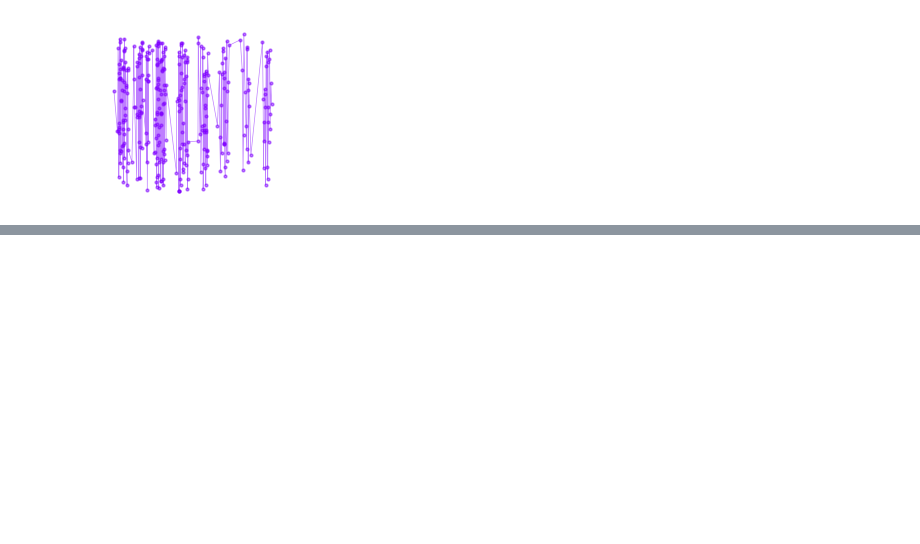
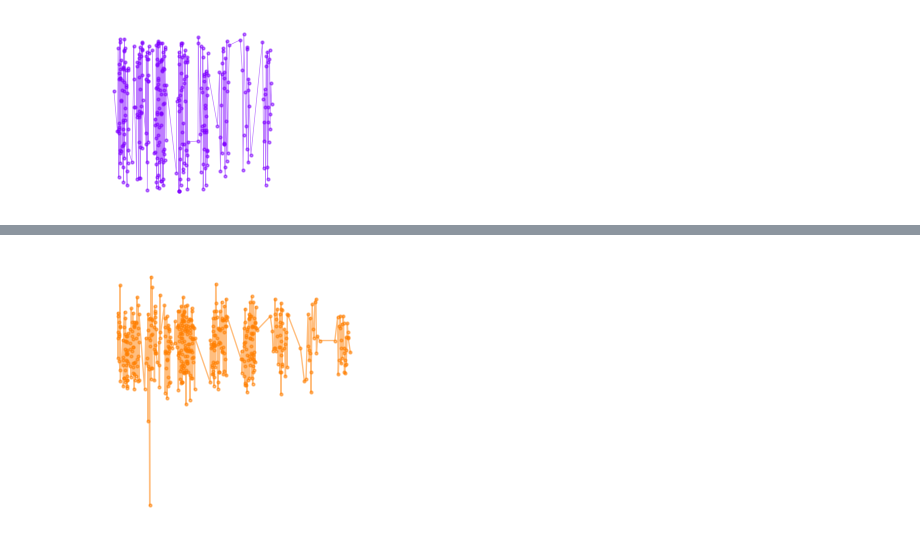
Before and after one commit to dnlmoreno/VT_Model_for_LightCurves_Classification, a Jupyter notebook: notebooks/vis_data_png.ipynb, the cells around one changed output, grey strips where cells are left out. Drawn from its saved outputs; the diff is of its cells as text; code cells hidden in the pictures; blank space fills up the shorter version.

```diff
--- a/notebooks/vis_data_png.ipynb
+++ b/notebooks/vis_data_png.ipynb
@@ -238,0 +355,33 @@ for i, obj_id in enumerate(chunk_0[dict_columns['snid']].unique()):
+# %%
+for i, obj_id in enumerate(df_alcock[dict_columns['snid']].unique()):
+    obj_df = df_alcock[df_alcock[dict_columns['snid']] == obj_id]
+
+    # Generar la imagen
+    fig = plt.figure(figsize=(fig_params['figsize']))
+    ax = fig.add_subplot(1, 1, 1)
+    plt.subplots_adjust(left=0, right=1, top=1, bottom=0)
+
+    for j in range(len(all_bands)):
+        if j == 1:
+            band_data = obj_df[obj_df[dict_columns['band']] == j]
+
+            if band_data.empty:
+                ax.add_patch(patches.Rectangle((0, 0), 1, 1, color='white', transform=ax.transAxes))
+            else:
+                ax.errorbar(band_data[dict_columns['mjd']],
+                            band_data[dict_columns['flux']],
+                            yerr=band_data[dict_columns['flux_err']] if config['use_err'] else None,
+                            color=fig_params['colors'][j],
+                            fmt=fig_params['fmt'],
+                            alpha=fig_params['alpha'],
+                            markersize=fig_params['markersize'],
+                            linewidth=fig_params['linewidth'])
+
+            ax.set_ylim(fig_params['ylim'])
+            ax.axis('off')
+
+    plt.show()
+
+    break
+# %% [output]
+[figure, added]
```
Also changed, not shown: parts of 6 cells of this notebook, 30 other files.
